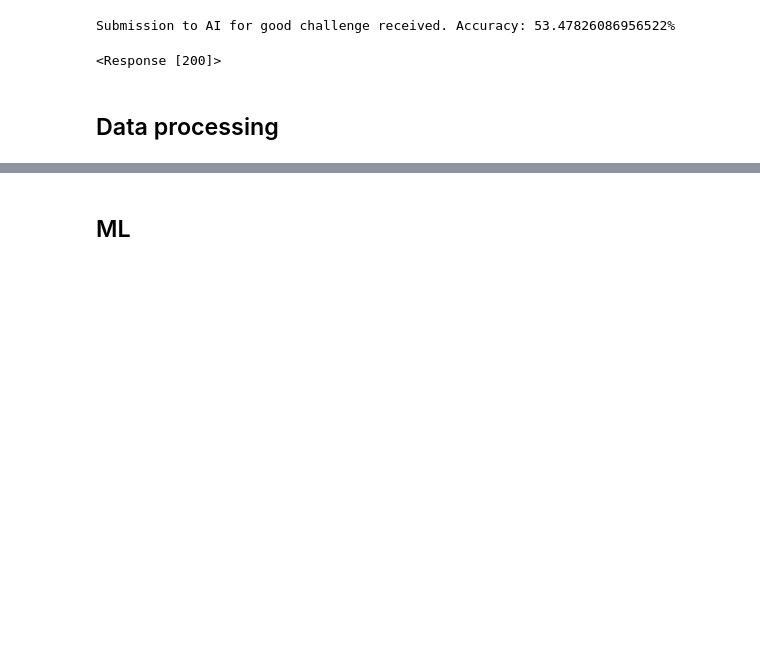
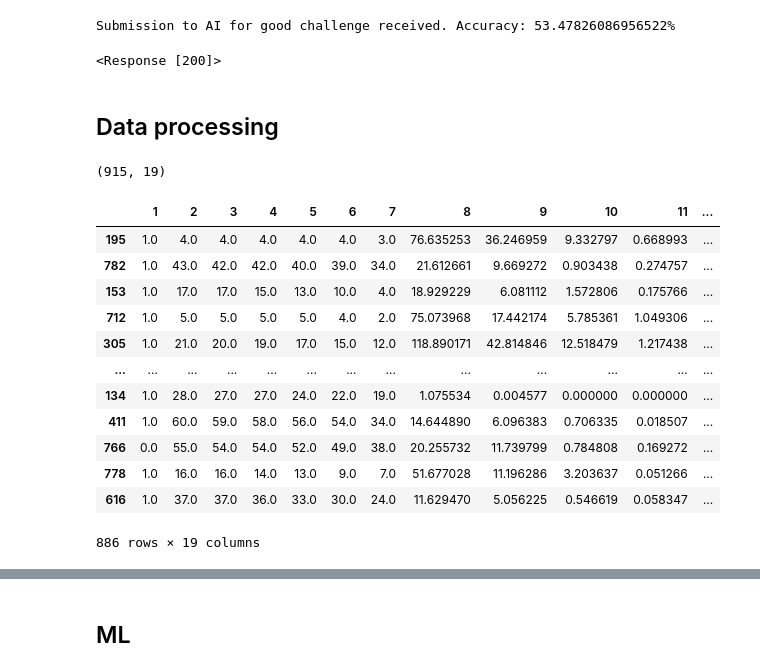
Before and after one commit to jerryzhch/unit8_hackathon, a Jupyter notebook: mr_ai4good.ipynb, the cells around one changed output, grey strips where cells are left out. Cells and saved outputs as stored; diff of their text form; code cells hidden in the pictures; blank space fills up the shorter version.

Commit message:
ai_final_model

```diff
--- a/mr_ai4good.ipynb
+++ b/mr_ai4good.ipynb
@@ -102,3 +119,28 @@ Submission to AI for good challenge received. Accuracy: 53.47826086956522%
 <Response [200]>
 # %% [markdown]
 ## Data processing
+# %%
+# remove outliers
+from scipy import stats
+from sklearn.model_selection import train_test_split
+
+df_train.shape
+# %% [output]
+(915, 19)
+# %%
+df_train_cleaned = df_train[(np.abs(stats.zscore(df_train)) < 4).all(axis=1)]
+df_train_cleaned
+# %% [output]
+|  | 1 | 2 | 3 | 4 | 5 | 6 | 7 | 8 | 9 | 10 | 11 | ... |
+| 195 | 1.0 | 4.0 | 4.0 | 4.0 | 4.0 | 4.0 | 3.0 | 76.635253 | 36.246959 | 9.332797 | 0.668993 | ... |
+| 782 | 1.0 | 43.0 | 42.0 | 42.0 | 40.0 | 39.0 | 34.0 | 21.612661 | 9.669272 | 0.903438 | 0.274757 | ... |
+| 153 | 1.0 | 17.0 | 17.0 | 15.0 | 13.0 | 10.0 | 4.0 | 18.929229 | 6.081112 | 1.572806 | 0.175766 | ... |
+| 712 | 1.0 | 5.0 | 5.0 | 5.0 | 5.0 | 4.0 | 2.0 | 75.073968 | 17.442174 | 5.785361 | 1.049306 | ... |
+| 305 | 1.0 | 21.0 | 20.0 | 19.0 | 17.0 | 15.0 | 12.0 | 118.890171 | 42.814846 | 12.518479 | 1.217438 | ... |
+| ... | ... | ... | ... | ... | ... | ... | ... | ... | ... | ... | ... | ... |
+| 134 | 1.0 | 28.0 | 27.0 | 27.0 | 24.0 | 22.0 | 19.0 | 1.075534 | 0.004577 | 0.000000 | 0.000000 | ... |
+| 411 | 1.0 | 60.0 | 59.0 | 58.0 | 56.0 | 54.0 | 34.0 | 14.644890 | 6.096383 | 0.706335 | 0.018507 | ... |
+| 766 | 0.0 | 55.0 | 54.0 | 54.0 | 52.0 | 49.0 | 38.0 | 20.255732 | 11.739799 | 0.784808 | 0.169272 | ... |
+| 778 | 1.0 | 16.0 | 16.0 | 14.0 | 13.0 | 9.0 | 7.0 | 51.677028 | 11.196286 | 3.203637 | 0.051266 | ... |
+| 616 | 1.0 | 37.0 | 37.0 | 36.0 | 33.0 | 30.0 | 24.0 | 11.629470 | 5.056225 | 0.546619 | 0.058347 | ... |
+886 rows × 19 columns
```
Also changed, not shown: parts of 97 cells of this notebook.
